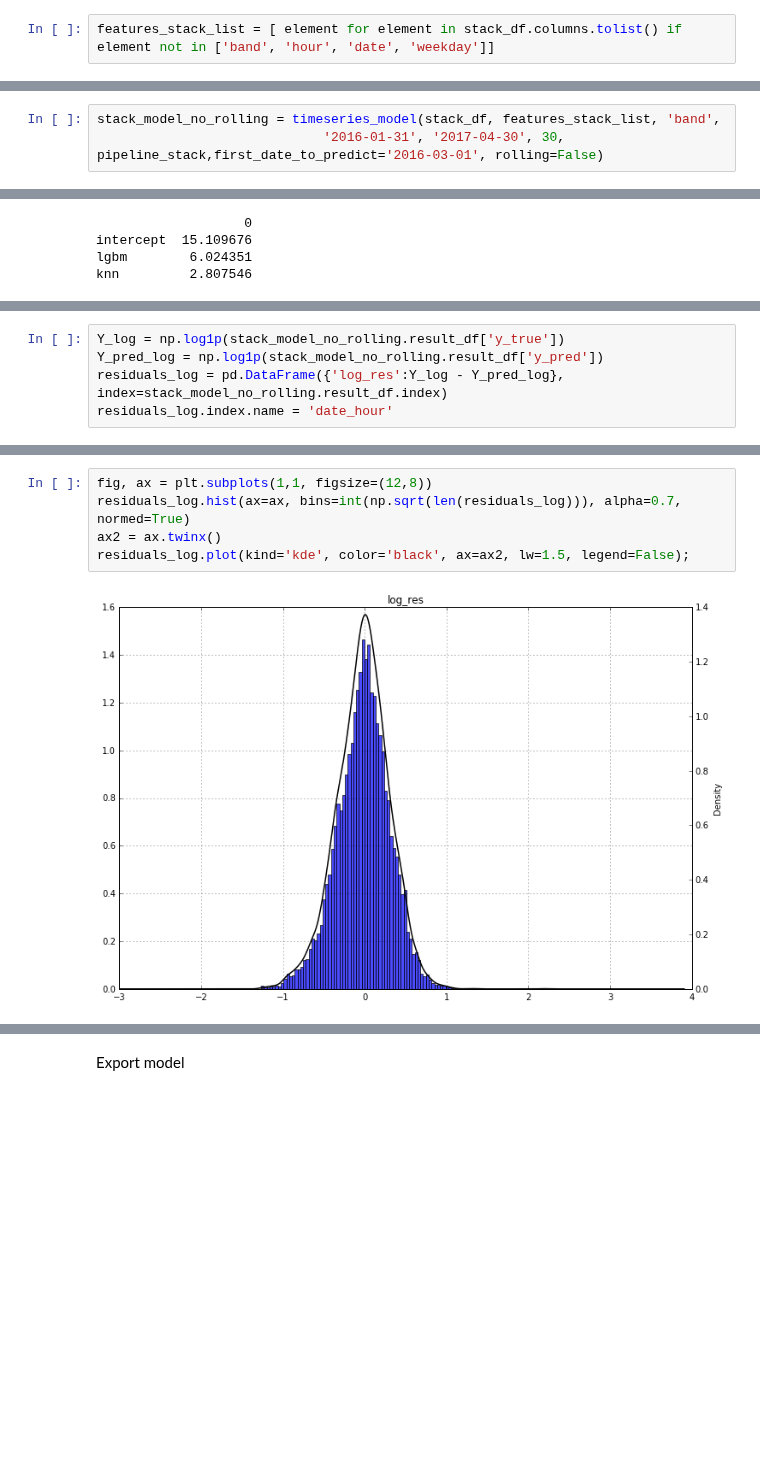
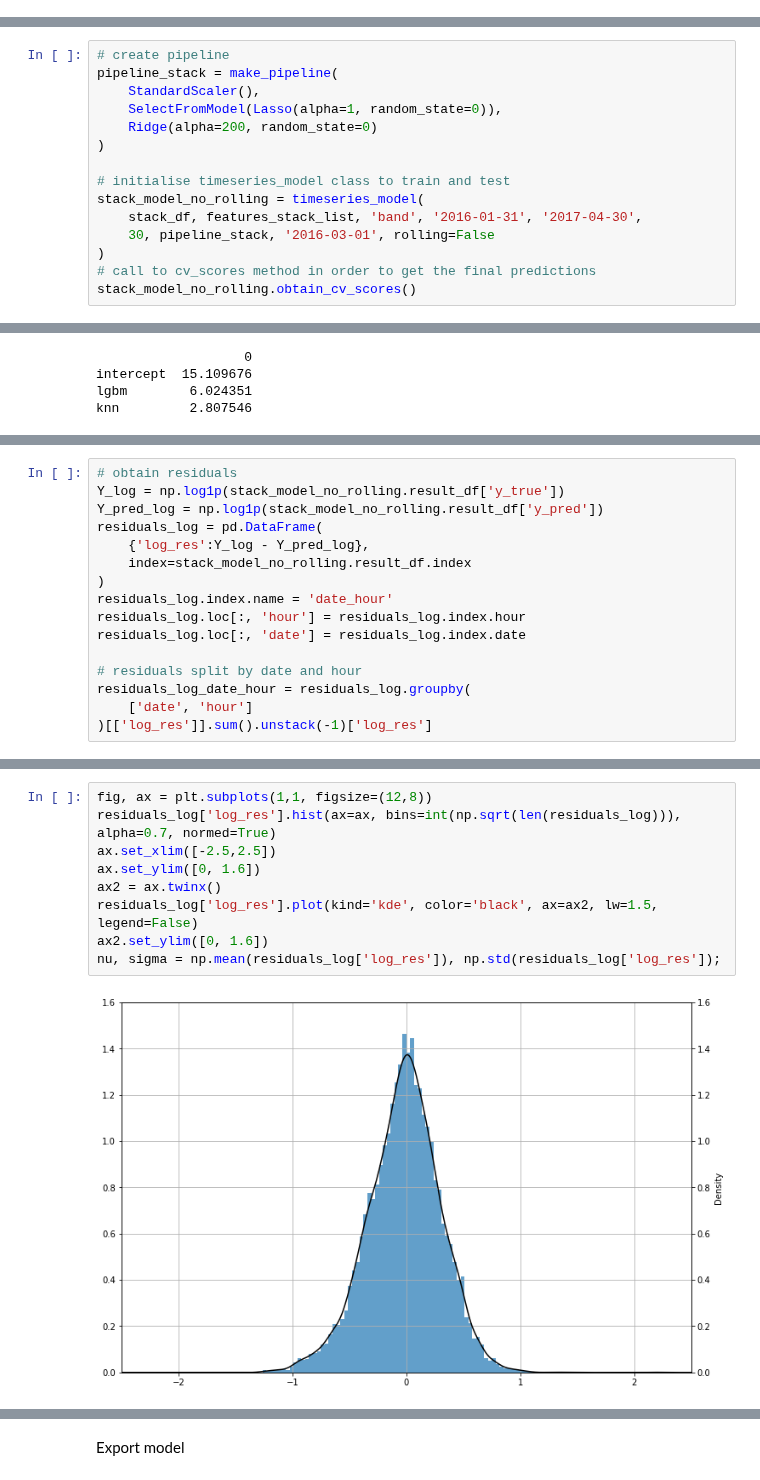
Before and after one commit to NonoMalpi/Secondary_band, a Jupyter notebook: Stacked_model.ipynb, the cells around one changed output, grey strips where cells are left out. Cells and saved outputs as stored; diff of their text form; blank space fills up the shorter version.

```diff
--- a/Stacked_model.ipynb
+++ b/Stacked_model.ipynb
@@ -46,2 +73,0 @@ for feature in ['hour', 'weekday']:
-# %%
-features_stack_list = [ element for element in stack_df.columns.tolist() if element not in ['band', 'hour', 'date', 'weekday']]
@@ -53,3 +82,15 @@ pipeline_stack = make_pipeline(Imputer(strategy='median'), StandardScaler(), Sel
 # %%
-stack_model_no_rolling = timeseries_model(stack_df, features_stack_list, 'band',
-                             '2016-01-31', '2017-04-30', 30, pipeline_stack,first_date_to_predict='2016-03-01', rolling=False)
+# create pipeline
+pipeline_stack = make_pipeline(
+    StandardScaler(),
+    SelectFromModel(Lasso(alpha=1, random_state=0)),
+    Ridge(alpha=200, random_state=0)
+)
+
+# initialise timeseries_model class to train and test
+stack_model_no_rolling = timeseries_model(
+    stack_df, features_stack_list, 'band', '2016-01-31', '2017-04-30',
+    30, pipeline_stack, '2016-03-01', rolling=False
+)
+# call to cv_scores method in order to get the final predictions
+stack_model_no_rolling.obtain_cv_scores()
@@ -97,5 +151,16 @@ $$Z_{t} = \epsilon _{t}$$
 # %%
+# obtain residuals
 Y_log = np.log1p(stack_model_no_rolling.result_df['y_true'])
 Y_pred_log = np.log1p(stack_model_no_rolling.result_df['y_pred'])
-residuals_log = pd.DataFrame({'log_res':Y_log - Y_pred_log}, index=stack_model_no_rolling.result_df.index)
+residuals_log = pd.DataFrame(
+    {'log_res':Y_log - Y_pred_log},
+    index=stack_model_no_rolling.result_df.index
+)
 residuals_log.index.name = 'date_hour'
+residuals_log.loc[:, 'hour'] = residuals_log.index.hour
+residuals_log.loc[:, 'date'] = residuals_log.index.date
+
+# residuals split by date and hour
+residuals_log_date_hour = residuals_log.groupby(
+    ['date', 'hour']
+)[['log_res']].sum().unstack(-1)['log_res']
@@ -110,9 +199,13 @@ daily_std_df = pd.DataFrame({'std':daily_std}, index=date_index)
 # %%
 fig, ax = plt.subplots(1,1, figsize=(12,8))
-residuals_log.hist(ax=ax, bins=int(np.sqrt(len(residuals_log))), alpha=0.7, normed=True)
+residuals_log['log_res'].hist(ax=ax, bins=int(np.sqrt(len(residuals_log))), alpha=0.7, normed=True)
+ax.set_xlim([-2.5,2.5])
+ax.set_ylim([0, 1.6])
 ax2 = ax.twinx()
-residuals_log.plot(kind='kde', color='black', ax=ax2, lw=1.5, legend=False);
+residuals_log['log_res'].plot(kind='kde', color='black', ax=ax2, lw=1.5, legend=False)
+ax2.set_ylim([0, 1.6])
+nu, sigma = np.mean(residuals_log['log_res']), np.std(residuals_log['log_res']);
 # %% [output]
-[figure, old version]
+[figure, new version]
 # %%
 # standard deviation of the residuals out-of-samples until a given date
```
Also changed, not shown: parts of 27 cells of this notebook, 2 other files.
